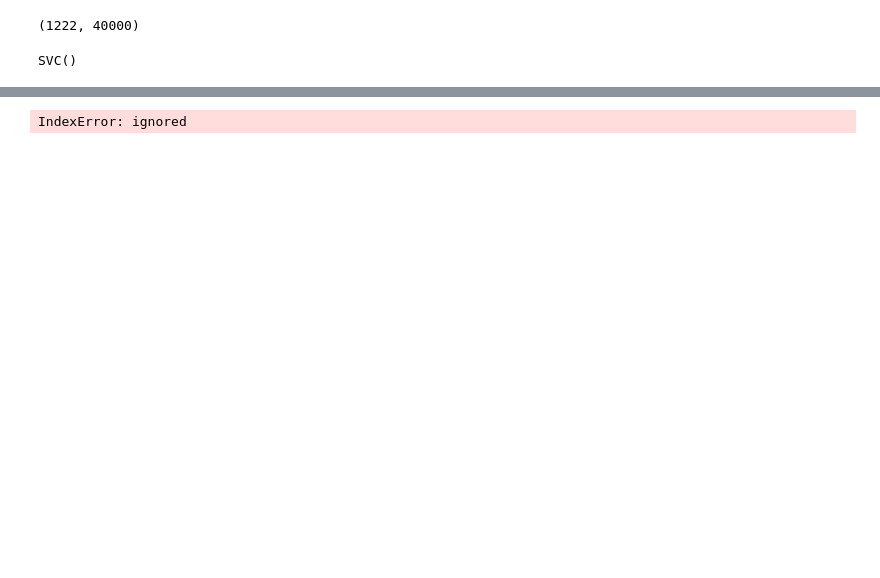
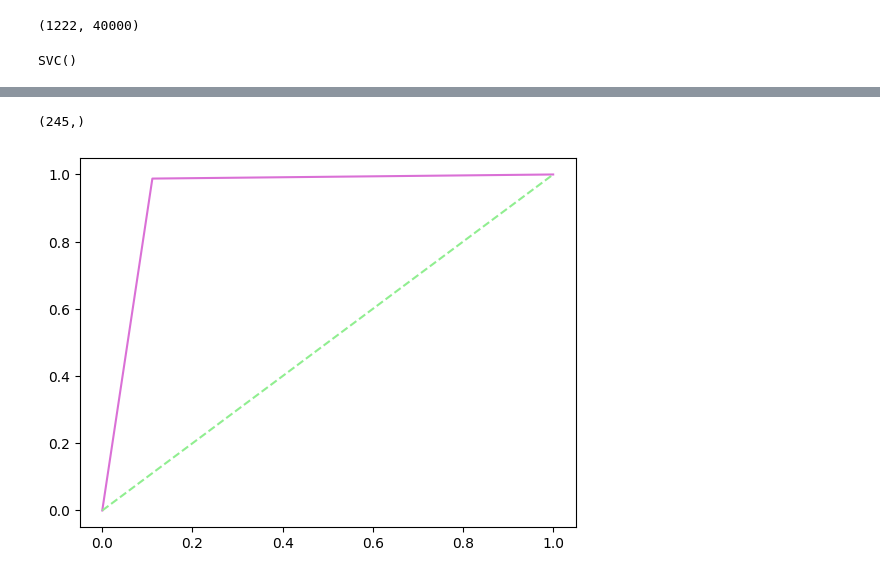
Before and after one commit to johnjustine5646/Lab9, a Jupyter notebook: Lab9_ML.ipynb, the cells around one changed output, grey strips where cells are left out. Cells and saved outputs as stored; diff of their text form; code cells hidden in the pictures; blank space fills up the shorter version.

```diff
--- a/Lab9_ML.ipynb
+++ b/Lab9_ML.ipynb
@@ -94,10 +93,14 @@ PrecisionRecallDisplay.from_estimator(sv, X_test, Y_test, color='orchid');
 # %%
 sv = svc(probability=True)
+# %%
+y_pred.shape
+# %% [output]
+(245,)
 # %%
-fpr, tpr, thr = roc_curve(Y_test, y_pred[:,1])
+fpr, tpr, thr = roc_curve(Y_test, y_pred)
-# %% [output]
-IndexError: ignored
 # %%
-pt.plot(fpr, tpr, color='orchid')
-pt.plot([0, 1], ls="--", color='lightgreen');
+plt.plot(fpr, tpr, color='orchid')
+plt.plot([0, 1], ls="--", color='lightgreen');
+# %% [output]
+[figure, added]
 # %%
```
Also changed, not shown: parts of 12 cells of this notebook.
